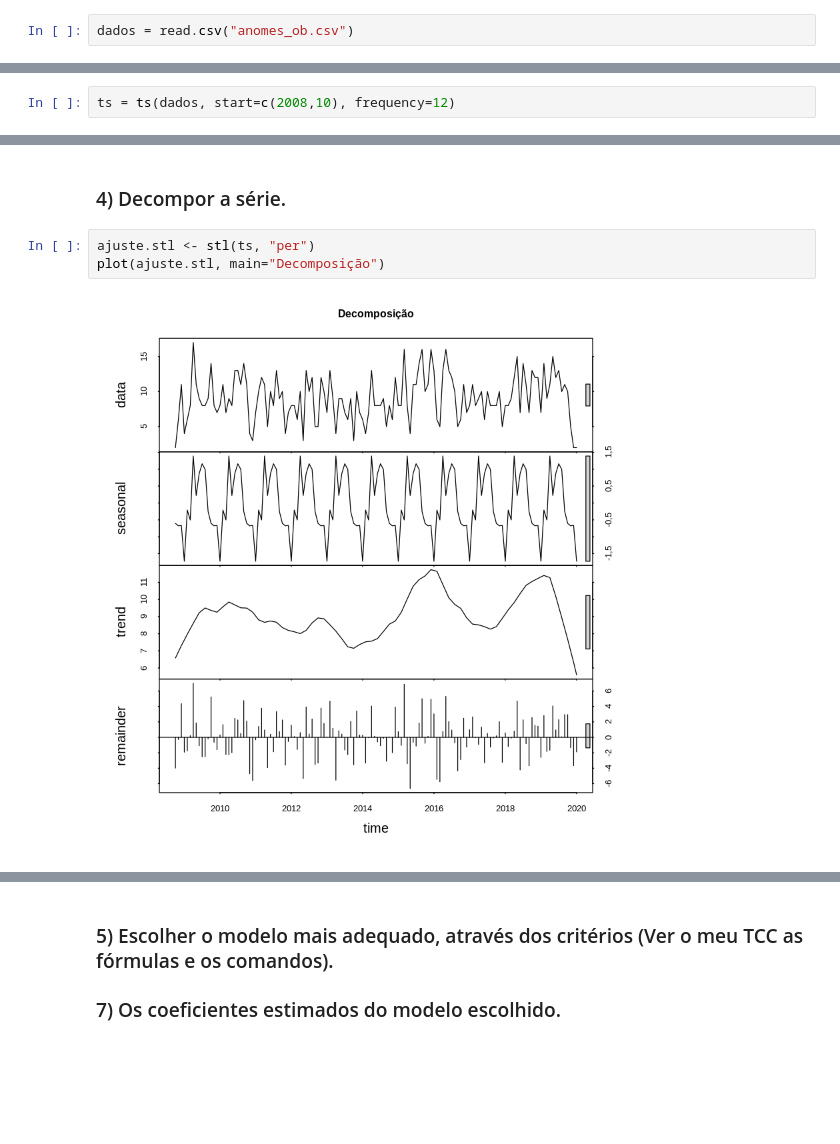
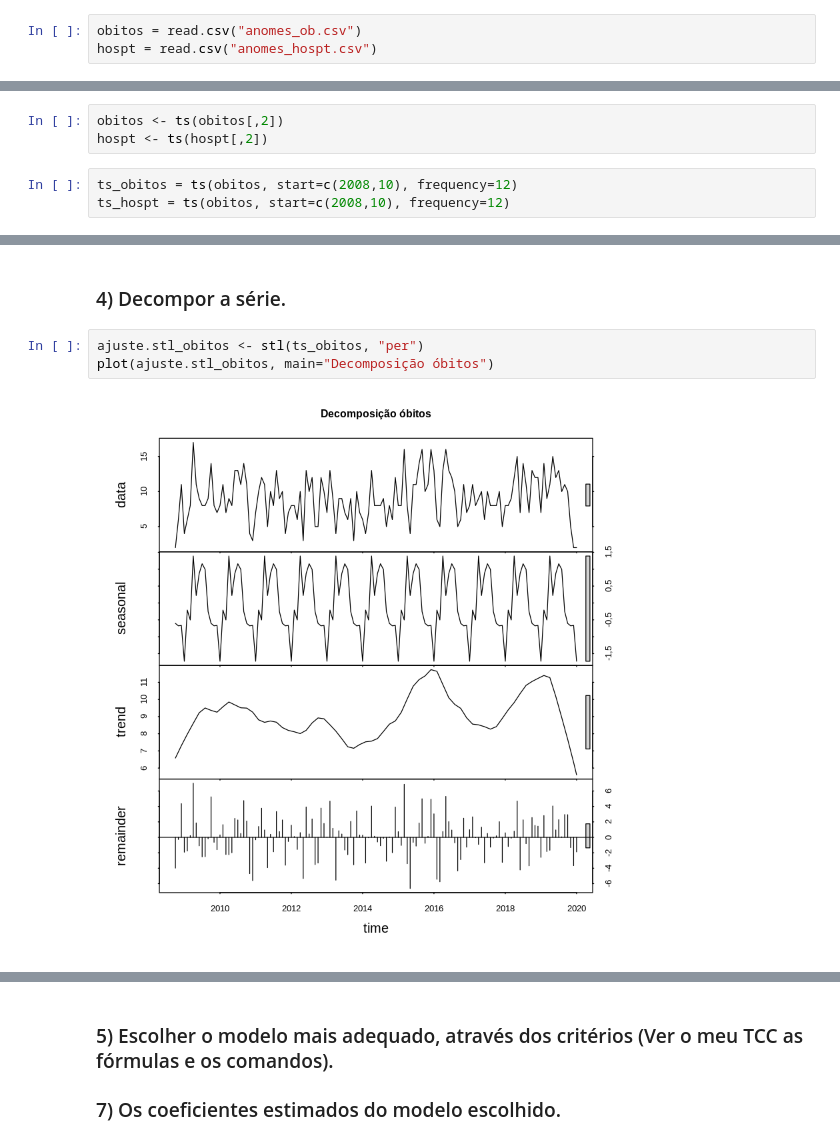
Before and after one commit to mirianbatista/pibic-paraibanas, a Jupyter notebook: ts.ipynb, the cells around one changed output, grey strips where cells are left out. Drawn from its saved outputs; the diff is of its cells as text; blank space fills up the shorter version.

```diff
--- a/ts.ipynb
+++ b/ts.ipynb
@@ -39,4 +39,5 @@ Registered S3 method overwritten by 'quantmod':
   method            from
   as.zoo.data.frame zoo
 # %%
-dados = read.csv("anomes_ob.csv")
+obitos = read.csv("anomes_ob.csv")
+hospt = read.csv("anomes_hospt.csv")
@@ -45,5 +44,9 @@ dados <- ts(dados[,2])
+# %%
+obitos <- ts(obitos[,2])
+hospt <- ts(hospt[,2])
 # %%
-ts = ts(dados, start=c(2008,10), frequency=12)
+ts_obitos = ts(obitos, start=c(2008,10), frequency=12)
+ts_hospt = ts(obitos, start=c(2008,10), frequency=12)
 # %% [markdown]
 ### 1) Fazer o teste de normalidade.
 # %%
@@ -82,7 +114,7 @@ pacf(dados,lag=48,main="FACP")
 # %% [markdown]
 ### 4) Decompor a série.
 # %%
-ajuste.stl <- stl(ts, "per")
-plot(ajuste.stl, main="Decomposição")
+ajuste.stl_obitos <- stl(ts_obitos, "per")
+plot(ajuste.stl_obitos, main="Decomposição óbitos")
 # %% [output]
-[figure, old version]
+[figure, new version]
```
Also changed, not shown: parts of 29 cells of this notebook.
